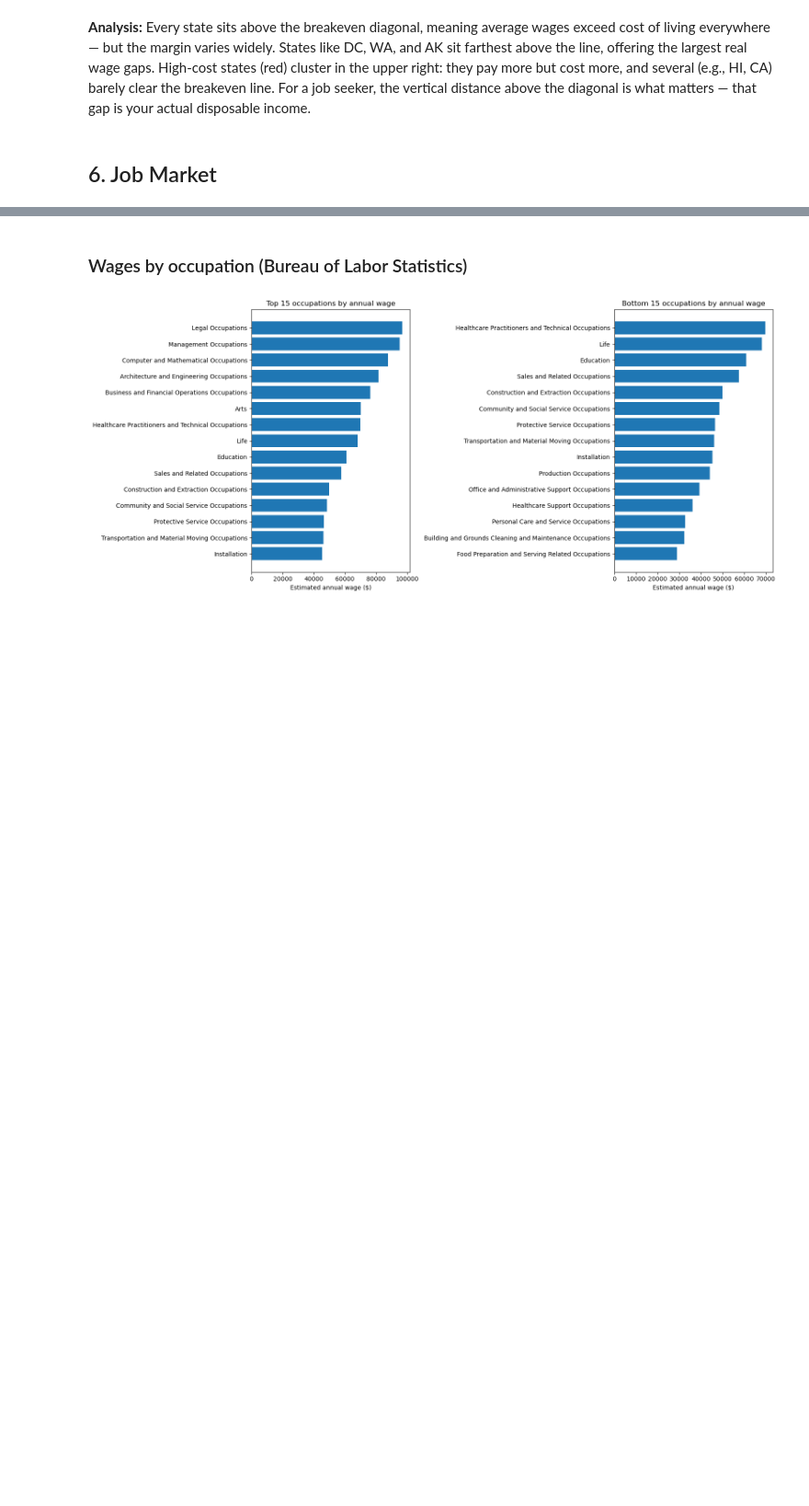
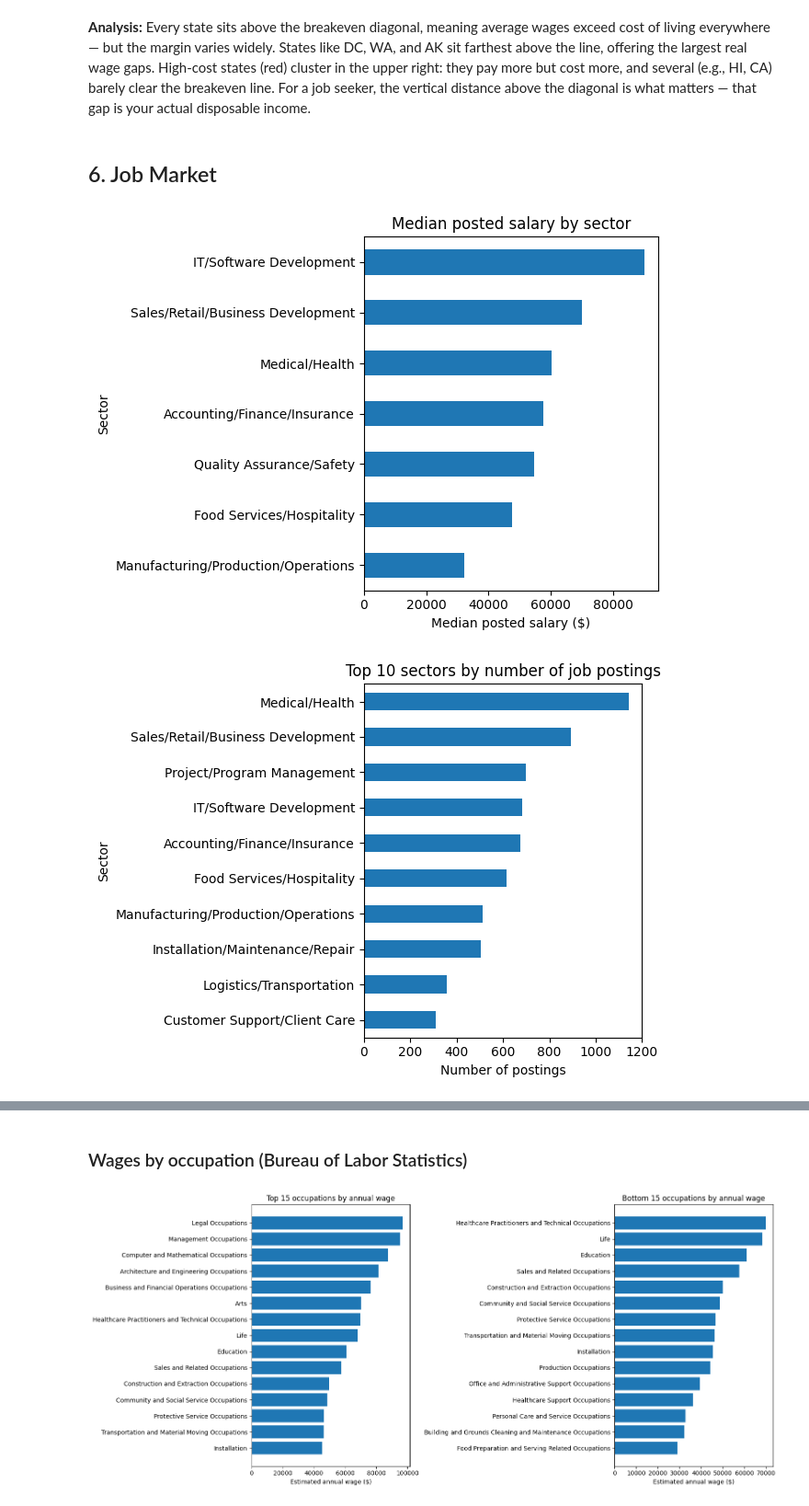
Before and after one commit to aneeshs03/ECE143_FinalProject_Group20, a Jupyter notebook: ECE_143_Project_Visualizations.ipynb, the cells around one changed output, grey strips where cells are left out. Shown at 92% size. Saved outputs shown, nothing was run; the diff lists cells and outputs as text; code cells hidden in the pictures; blank space fills up the shorter version.

Commit message:
Adjusted the Visualization and README
Made the word "Files" a sub heading and then fixed one of the graphs in the visualization.

```diff
--- a/ECE_143_Project_Visualizations.ipynb
+++ b/ECE_143_Project_Visualizations.ipynb
@@ -438,6 +438,56 @@ plt.show()
 **Analysis:** Every state sits above the breakeven diagonal, meaning average wages exceed cost of living everywhere — but the margin varies widely. States like DC, WA, and AK sit farthest above the line, offering the largest real wage gaps. High-cost states (red) cluster in the upper right: they pay more but cost more, and several (e.g., HI, CA) barely clear the breakeven line. For a job seeker, the vertical distance above the diagonal is what matters — that gap is your actual disposable income.
 # %% [markdown]
 ## 6. Job Market
+# %%
+job_level_values = [
+    "Entry Level",
+    "Experienced (Non-Manager)",
+    "Manager (Manager/Supervisor of Staff)"
+]
+
+monster_sector = monster.copy()
+
+monster_sector["sector"] = monster_sector["sector"].str.strip()
+
+monster_sector = monster_sector[
+    monster_sector["sector"].notna() &
+    ~monster_sector["sector"].isin(job_level_values)
+]
+
+sector_salary = (
+    monster_sector[monster_sector["salary_available"] == True]
+    .dropna(subset=["salary_mid", "sector"])
+    .query("10000 < salary_mid < 250000")
+    .groupby("sector")["salary_mid"]
+    .agg(["median", "count"])
+)
+
+sector_salary = sector_salary[sector_salary["count"] >= 40].sort_values("median").tail(10)
+
+sector_salary["median"].plot(kind="barh")
+plt.title("Median posted salary by sector")
+plt.xlabel("Median posted salary ($)")
+plt.ylabel("Sector")
+plt.tight_layout()
+plt.show()
+
+sector_counts = (
+    monster_sector["sector"]
+    .dropna()
+    .value_counts()
+    .head(10)
+    .sort_values()
+)
+
+sector_counts.plot(kind="barh")
+plt.title("Top 10 sectors by number of job postings")
+plt.xlabel("Number of postings")
+plt.ylabel("Sector")
+plt.tight_layout()
+plt.show()
+# %% [output]
+[figure, added]
+[figure, added]
 # %%
 sector_counts = monster["sector"].value_counts().head(10).sort_values()
 
```
Also changed, not shown: parts of 9 cells of this notebook, 1 other file.
